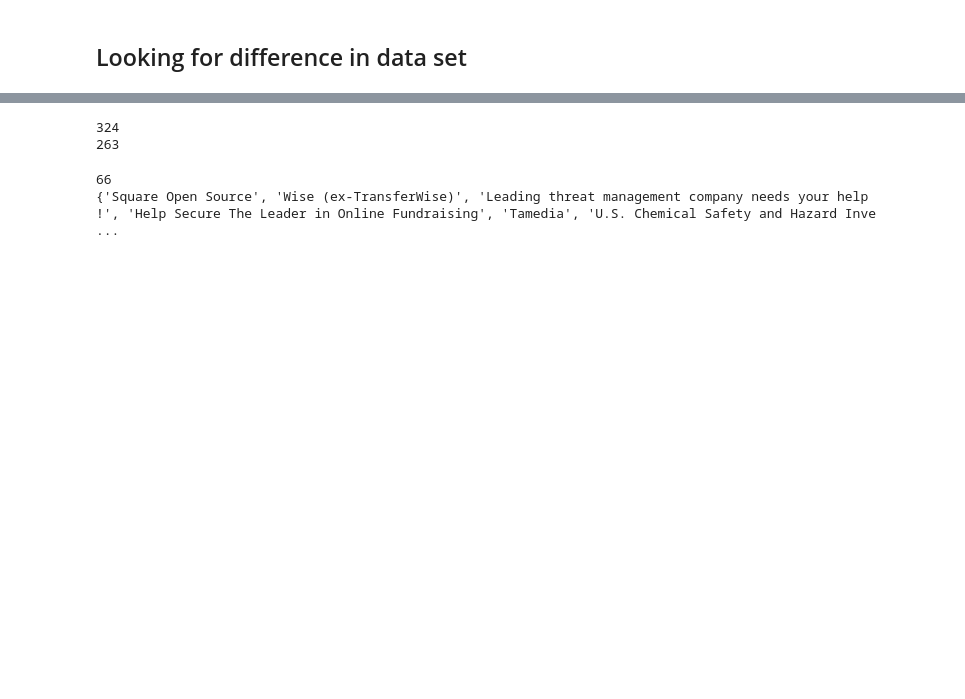
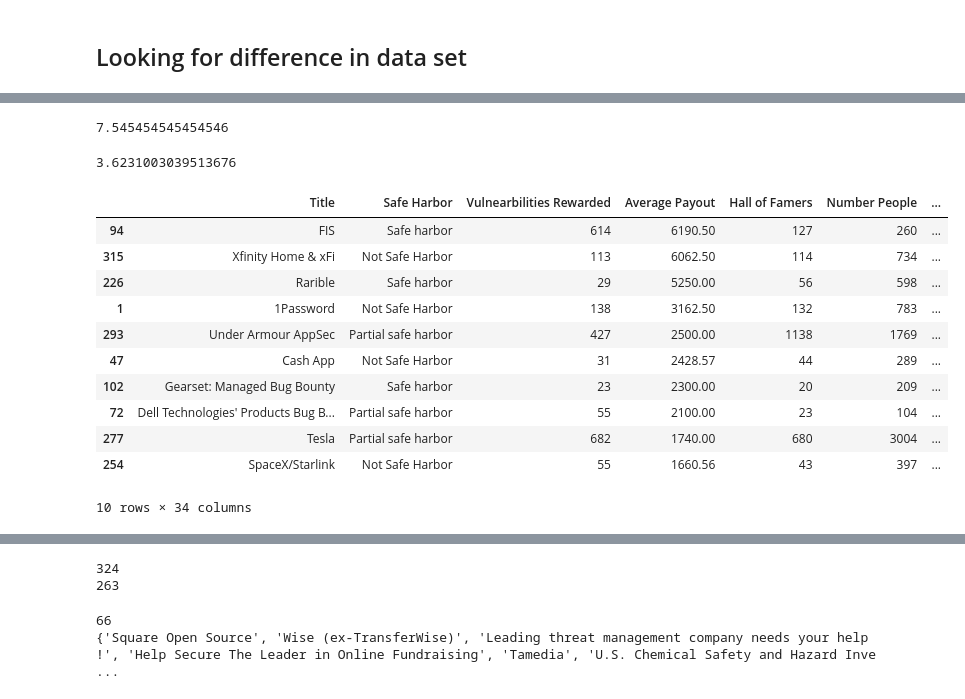
Before and after one commit to patrickahrend/data-analytics-bugcrowd, a Jupyter notebook: src/ultils.ipynb, the cells around one changed output, grey strips where cells are left out. Drawn from its saved outputs; the diff is of its cells as text; code cells hidden in the pictures; blank space fills up the shorter version.

```diff
--- a/src/ultils.ipynb
+++ b/src/ultils.ipynb
@@ -2,0 +5,3 @@
+# %%
+df = pd.read_excel('/Users/patrickahrend/Developer/data-analytics-bugcrowd/used_data/cleaned-dataset.xlsx')
+df.columns
@@ -2,0 +24,24 @@
+# %%
+df_hardware["annocument_count"].mean()
+# %% [output]
+7.545454545454546
+# %%
+df["annocument_count"].mean()
+# %% [output]
+3.6231003039513676
+# %%
+largest_average_payout= df.nlargest(10, 'Average Payout')
+largest_average_payout
+# %% [output]
+|  | Title | Safe Harbor | Vulnearbilities Rewarded | Average Payout | Hall of Famers | Number People | ... |
+| 94 | FIS | Safe harbor | 614 | 6190.50 | 127 | 260 | ... |
+| 315 | Xfinity Home & xFi | Not Safe Harbor | 113 | 6062.50 | 114 | 734 | ... |
+| 226 | Rarible | Safe harbor | 29 | 5250.00 | 56 | 598 | ... |
+| 1 | 1Password | Not Safe Harbor | 138 | 3162.50 | 132 | 783 | ... |
+| 293 | Under Armour AppSec | Partial safe harbor | 427 | 2500.00 | 1138 | 1769 | ... |
+| 47 | Cash App | Not Safe Harbor | 31 | 2428.57 | 44 | 289 | ... |
+| 102 | Gearset: Managed Bug Bounty | Safe harbor | 23 | 2300.00 | 20 | 209 | ... |
+| 72 | Dell Technologies' Products Bug B... | Partial safe harbor | 55 | 2100.00 | 23 | 104 | ... |
+| 277 | Tesla | Partial safe harbor | 682 | 1740.00 | 680 | 3004 | ... |
+| 254 | SpaceX/Starlink | Not Safe Harbor | 55 | 1660.56 | 43 | 397 | ... |
+10 rows × 34 columns
```
Also changed, not shown: parts of 9 cells of this notebook, 48 other files.
